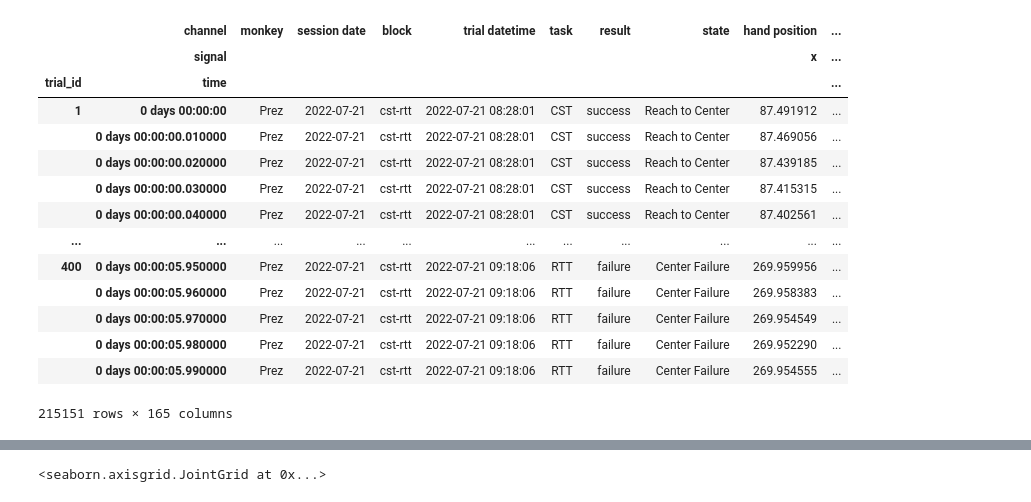
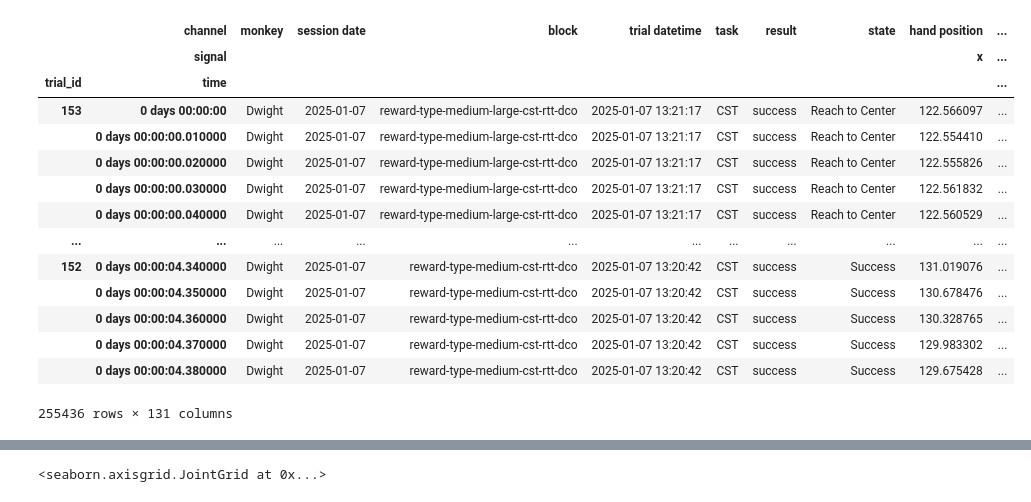
Before and after one commit to raeedcho/cst-machinery, a Jupyter notebook: scripts/decoding.ipynb, the cells around one changed output, grey strips where cells are left out. Saved outputs shown, nothing was run; the diff lists cells and outputs as text; code cells hidden in the pictures.

```diff
--- a/scripts/decoding.ipynb
+++ b/scripts/decoding.ipynb
@@ -1,30 +1,31 @@
 # %%
 import pandas as pd
 import numpy as np
 import logging
 import scipy.signal as scs
 import src
 import smile_extract
+from sklearn.decomposition import PCA
 logging.basicConfig(level=logging.INFO)
 
-monkey = 'Prez'
-date = '2022-07-21'
+monkey = 'Dwight'
+date = '2025-01-07'
 path = f'../data/trialframe/{monkey}/{date}/{monkey}_{date}_tf.parquet'
 tf = pd.read_parquet(path)
 tf
 # %% [output]
 |  | channel | monkey | session date | block | trial datetime | task | result | state | hand position | ... |
 |  | signal |  |  |  |  |  |  |  | x | ... |
 | trial_id | time |  |  |  |  |  |  |  |  | ... |
-| 1 | 0 days 00:00:00 | Prez | 2022-07-21 | cst-rtt | 2022-07-21 08:28:01 | CST | success | Reach to Center | 87.491912 | ... |
-|  | 0 days 00:00:00.010000 | Prez | 2022-07-21 | cst-rtt | 2022-07-21 08:28:01 | CST | success | Reach to Center | 87.469056 | ... |
-|  | 0 days 00:00:00.020000 | Prez | 2022-07-21 | cst-rtt | 2022-07-21 08:28:01 | CST | success | Reach to Center | 87.439185 | ... |
-|  | 0 days 00:00:00.030000 | Prez | 2022-07-21 | cst-rtt | 2022-07-21 08:28:01 | CST | success | Reach to Center | 87.415315 | ... |
-|  | 0 days 00:00:00.040000 | Prez | 2022-07-21 | cst-rtt | 2022-07-21 08:28:01 | CST | success | Reach to Center | 87.402561 | ... |
+| 153 | 0 days 00:00:00 | Dwight | 2025-01-07 | reward-type-medium-large-cst-rtt-dco | 2025-01-07 13:21:17 | CST | success | Reach to Center | 122.566097 | ... |
+|  | 0 days 00:00:00.010000 | Dwight | 2025-01-07 | reward-type-medium-large-cst-rtt-dco | 2025-01-07 13:21:17 | CST | success | Reach to Center | 122.554410 | ... |
+|  | 0 days 00:00:00.020000 | Dwight | 2025-01-07 | reward-type-medium-large-cst-rtt-dco | 2025-01-07 13:21:17 | CST | success | Reach to Center | 122.555826 | ... |
+|  | 0 days 00:00:00.030000 | Dwight | 2025-01-07 | reward-type-medium-large-cst-rtt-dco | 2025-01-07 13:21:17 | CST | success | Reach to Center | 122.561832 | ... |
+|  | 0 days 00:00:00.040000 | Dwight | 2025-01-07 | reward-type-medium-large-cst-rtt-dco | 2025-01-07 13:21:17 | CST | success | Reach to Center | 122.560529 | ... |
 | ... | ... | ... | ... | ... | ... | ... | ... | ... | ... | ... |
-| 400 | 0 days 00:00:05.950000 | Prez | 2022-07-21 | cst-rtt | 2022-07-21 09:18:06 | RTT | failure | Center Failure | 269.959956 | ... |
-|  | 0 days 00:00:05.960000 | Prez | 2022-07-21 | cst-rtt | 2022-07-21 09:18:06 | RTT | failure | Center Failure | 269.958383 | ... |
-|  | 0 days 00:00:05.970000 | Prez | 2022-07-21 | cst-rtt | 2022-07-21 09:18:06 | RTT | failure | Center Failure | 269.954549 | ... |
-|  | 0 days 00:00:05.980000 | Prez | 2022-07-21 | cst-rtt | 2022-07-21 09:18:06 | RTT | failure | Center Failure | 269.952290 | ... |
-|  | 0 days 00:00:05.990000 | Prez | 2022-07-21 | cst-rtt | 2022-07-21 09:18:06 | RTT | failure | Center Failure | 269.954555 | ... |
+| 152 | 0 days 00:00:04.340000 | Dwight | 2025-01-07 | reward-type-medium-cst-rtt-dco | 2025-01-07 13:20:42 | CST | success | Success | 131.019076 | ... |
+|  | 0 days 00:00:04.350000 | Dwight | 2025-01-07 | reward-type-medium-cst-rtt-dco | 2025-01-07 13:20:42 | CST | success | Success | 130.678476 | ... |
+|  | 0 days 00:00:04.360000 | Dwight | 2025-01-07 | reward-type-medium-cst-rtt-dco | 2025-01-07 13:20:42 | CST | success | Success | 130.328765 | ... |
+|  | 0 days 00:00:04.370000 | Dwight | 2025-01-07 | reward-type-medium-cst-rtt-dco | 2025-01-07 13:20:42 | CST | success | Success | 129.983302 | ... |
+|  | 0 days 00:00:04.380000 | Dwight | 2025-01-07 | reward-type-medium-cst-rtt-dco | 2025-01-07 13:20:42 | CST | success | Success | 129.675428 | ... |
-215151 rows × 165 columns
+255436 rows × 131 columns
```
Also changed, not shown: parts of 10 cells of this notebook, 9 other files.
